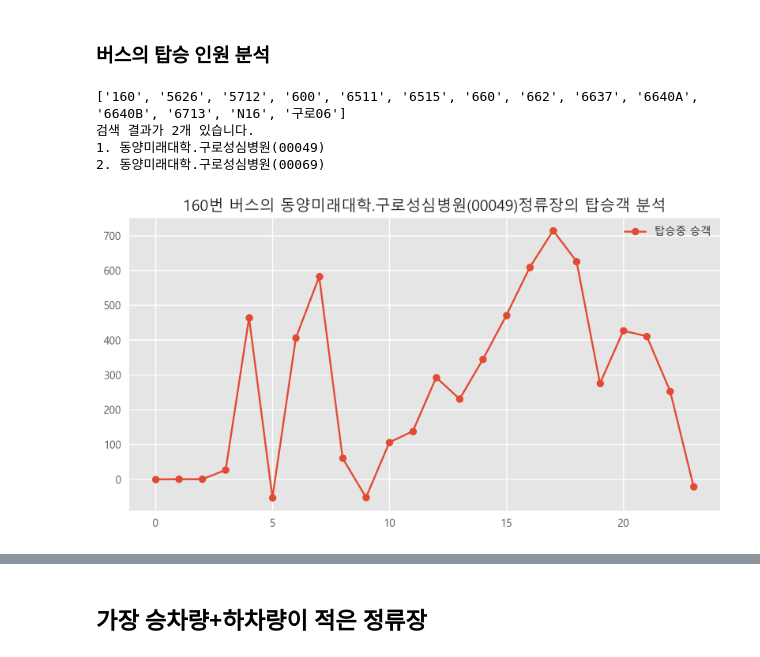
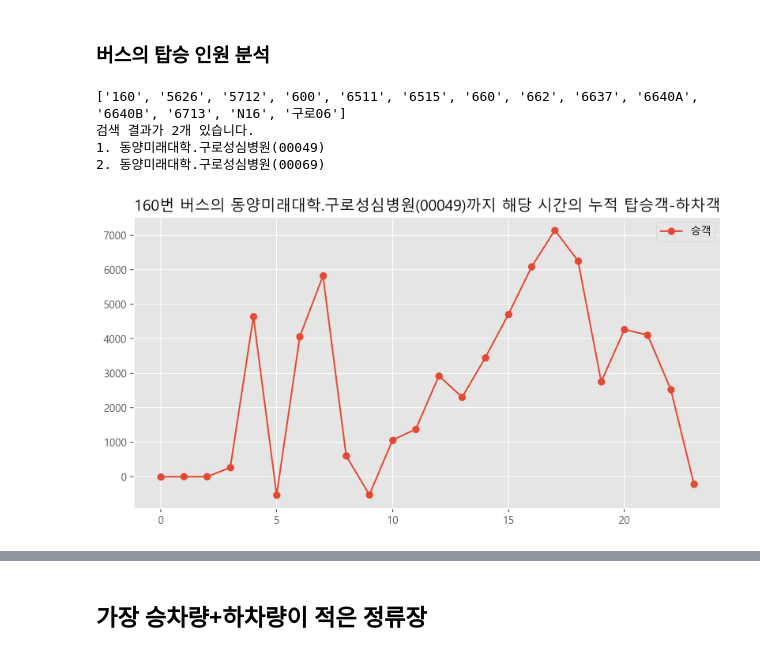
Before and after one commit to yesung05/24-DA-TeamWork, a Jupyter notebook: DA_main.ipynb, the cells around one changed output, grey strips where cells are left out. Cells and saved outputs as stored; diff of their text form; code cells hidden in the pictures.

```diff
--- a/DA_main.ipynb
+++ b/DA_main.ipynb
@@ -278,36 +278,36 @@ print(busnum)
 selbus = input("선택할 버스 번호를 입력하세요.")
 selstation = input("선택할 정류장 이름을 입력하세요.")
 # 키 값의 일부로 키 선택하기
 selected_keys = {value for key, value in StationKorean[selbus].items() if selstation in key}
 # 예제 딕셔너리
 
 # 값을 기준으로 키를 찾기
 keys_with_value = [key for key, value in StationKorean[selbus].items() if value in selected_keys]
 
 # 검색 결과 출력
 print(f"검색 결과가 {len(keys_with_value)}개 있습니다.")
 for num, val in enumerate(keys_with_value):
     print(f"{num+1}. {val}")
 # print(keys_with_value)
 sel = int(input("번호로 선택하세요."))-1
 
 selstation = keys_with_value[sel]
 
 selected_keys = {num for num, (key, value) in enumerate(StationKorean[selbus].items()) if selstation in key}
 stationIndex = selected_keys.pop()
 # print(type(stationLine))
 
 plt.figure(figsize=(10,5))
-plt.plot(range(0,24),(Cumsum_Bus[selbus][stationIndex,0::2]-Cumsum_Bus[selbus][stationIndex,1::2])/10, '-o', label = '탑승중 승객')
+plt.plot(range(0,24),(Cumsum_Bus[selbus][stationIndex,0::2]-Cumsum_Bus[selbus][stationIndex,1::2]), '-o', label = '승객')
 plt.legend()
-plt.title(f"{selbus}번 버스의 {selstation}정류장의 탑승객 분석")
+plt.title(f"{selbus}번 버스의 {selstation}까지 해당 시간의 누적 탑승객-하차객")
 plt.show()
 # %% [output]
 ['160', '5626', '5712', '600', '6511', '6515', '660', '662', '6637', '6640A', '6640B', '6713', 'N16', '구로06']
 검색 결과가 2개 있습니다.
 1. 동양미래대학.구로성심병원(00049)
 2. 동양미래대학.구로성심병원(00069)
-[figure, old version]
+[figure, new version]
 # %%
 selbus = input("선택할 버스 번호를 입력하세요.")
 selstation = input("선택할 정류장 이름을 입력하세요.")
```
Also changed, not shown: parts of 8 cells of this notebook.
